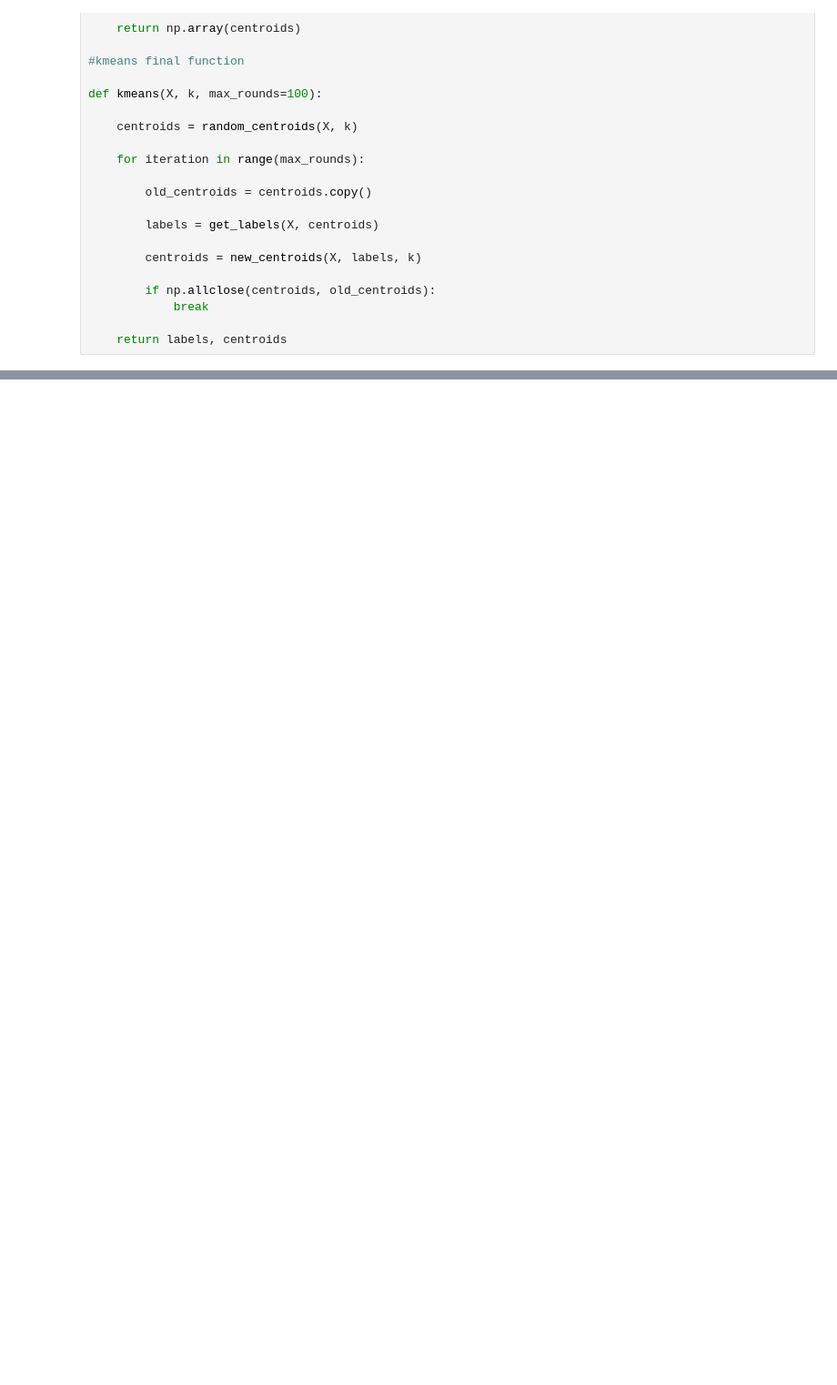
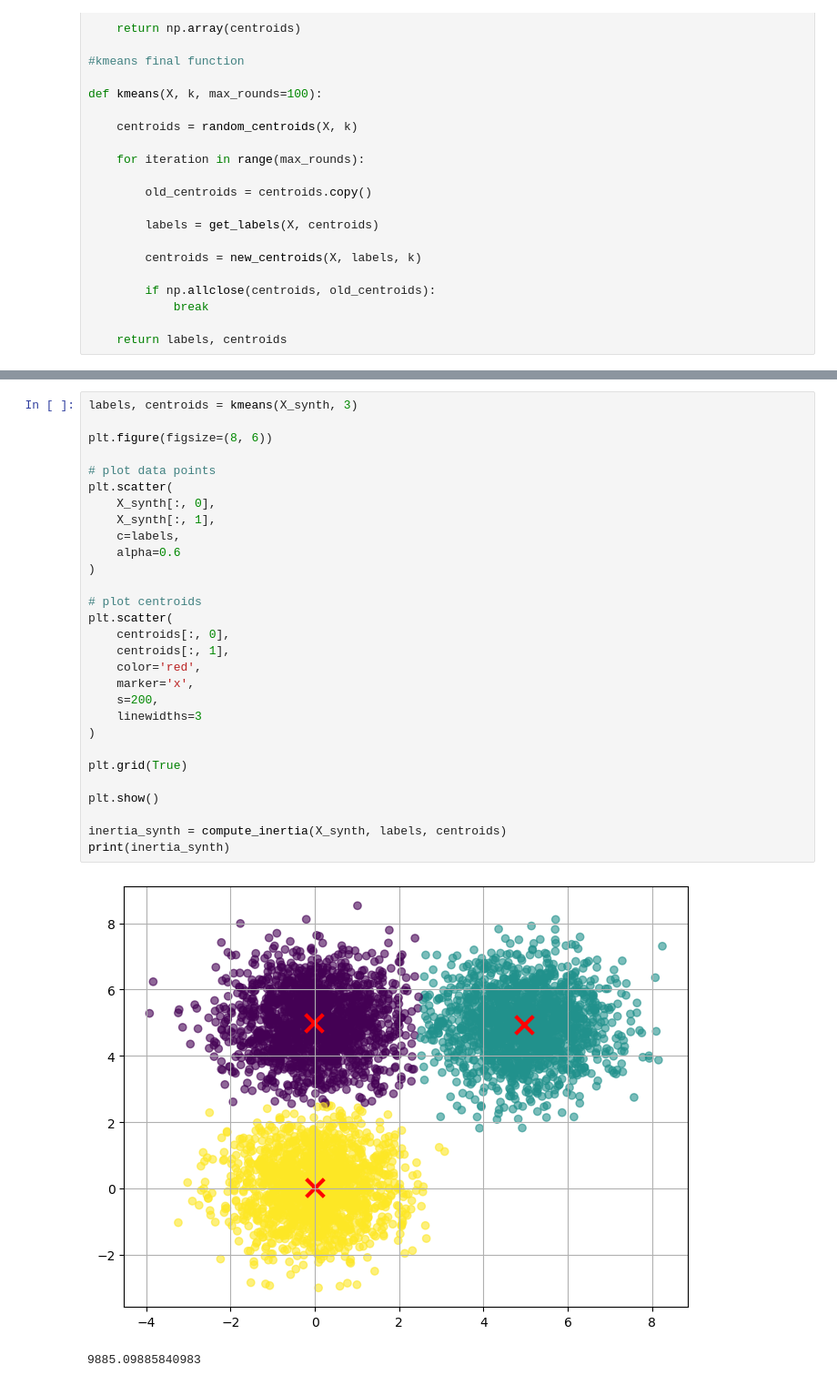
Before and after one commit to FeMaspe02/MLProject_MasperoFederico, a Jupyter notebook: MLProject.ipynb, the cells around one changed output, grey strips where cells are left out. Shown: that part at 91% size. Drawn from its saved outputs; the diff is of its cells as text; blank space fills up the shorter version.

```diff
--- a/MLProject.ipynb
+++ b/MLProject.ipynb
@@ -245,0 +254,32 @@ plt.show()
+# %%
+labels, centroids = kmeans(X_synth, 3)
+
+plt.figure(figsize=(8, 6))
+
+# plot data points
+plt.scatter(
+    X_synth[:, 0],
+    X_synth[:, 1],
+    c=labels,
+    alpha=0.6
+)
+
+# plot centroids
+plt.scatter(
+    centroids[:, 0],
+    centroids[:, 1],
+    color='red',
+    marker='x',
+    s=200,
+    linewidths=3
+)
+
+plt.grid(True)
+
+plt.show()
+
+inertia_synth = compute_inertia(X_synth, labels, centroids)
+print(inertia_synth)
+# %% [output]
+[figure, added]
+9885.09885840983
```
Also changed, not shown: parts of 9 cells of this notebook.
